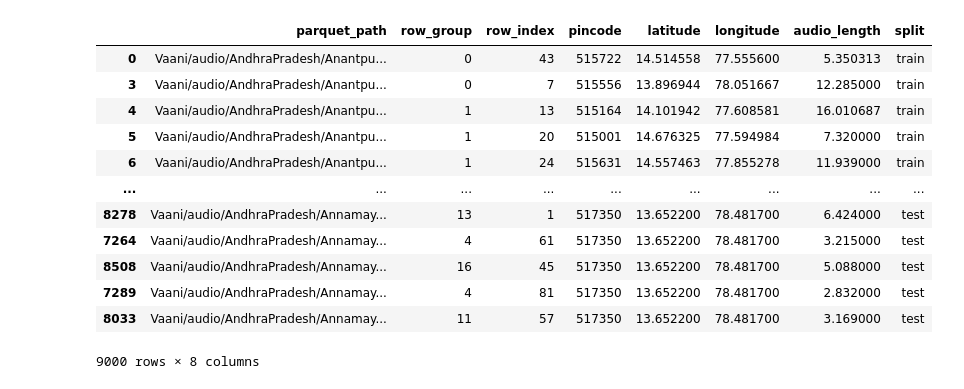
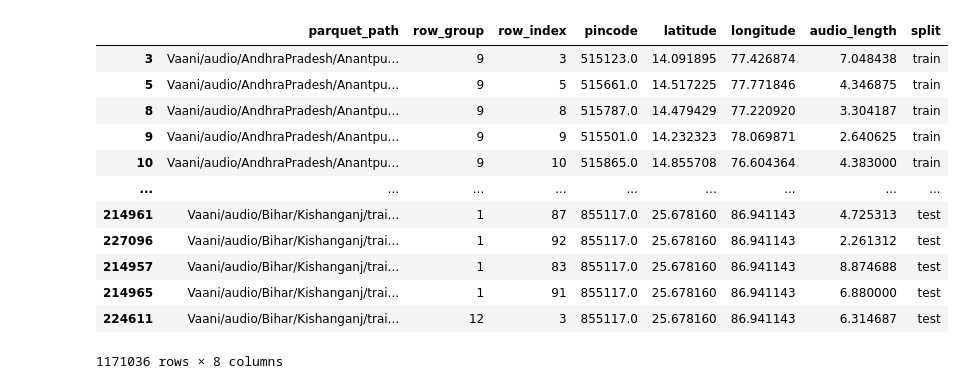
Before and after one commit to Shikhar-S/Speech-Segmentation, a Jupyter notebook: src/recipe/geolocation/local/prepare_vaani_splits.ipynb, the cells around one changed output. Saved outputs shown, nothing was run; the diff lists cells and outputs as text; code cells hidden in the pictures.

```diff
--- a/src/recipe/geolocation/local/prepare_vaani_splits.ipynb
+++ b/src/recipe/geolocation/local/prepare_vaani_splits.ipynb
@@ -88,8 +88,11 @@ Pincode: 852125
 # %%
 import pandas as pd
 
-vaani_metadata_path = "/work/nvme/bbjs/sbharadwaj/powsm/PhoneBench/notebook/vaani_geolocation_metadata.csv"
+vaani_metadata_path = "/work/nvme/bbjs/sbharadwaj/powsm/PhoneBench/src/recipe/geolocation/local/vaani_geolocation_metadata.csv"
 df = pd.read_csv(vaani_metadata_path)
+df.dropna(inplace=True, subset=["latitude", "longitude", "audio_length"])
+mask = (df["audio_length"] > 2) & (df["audio_length"] <= 10)
+df = df[mask]
 df
 # %% [output]
 |  | parquet_path | row_group | row_index | pincode | latitude | longitude | audio_length |
@@ -198,27 +349,27 @@ Train set size: (7293, 7)
 # %%
-output_path = "/work/nvme/bbjs/sbharadwaj/powsm/PhoneBench/notebook/vaani_geolocation_metadata_small.withsplits.csv"
+output_path = "/work/nvme/bbjs/sbharadwaj/powsm/PhoneBench/src/recipe/geolocation/local/vaani_geolocation_metadata.withsplits.csv"
 # combine train, val, test sets and save to csv
 final_df = pd.concat(
     [
         train_set.assign(split="train"),
         val_set.assign(split="val"),
         test_set.assign(split="test"),
     ]
 )
 
 final_df.to_csv(output_path, index=False)
 final_df
 # %% [output]
 |  | parquet_path | row_group | row_index | pincode | latitude | longitude | audio_length | split |
-| 0 | Vaani/audio/AndhraPradesh/Anantpu... | 0 | 43 | 515722 | 14.514558 | 77.555600 | 5.350313 | train |
-| 3 | Vaani/audio/AndhraPradesh/Anantpu... | 0 | 7 | 515556 | 13.896944 | 78.051667 | 12.285000 | train |
-| 4 | Vaani/audio/AndhraPradesh/Anantpu... | 1 | 13 | 515164 | 14.101942 | 77.608581 | 16.010687 | train |
-| 5 | Vaani/audio/AndhraPradesh/Anantpu... | 1 | 20 | 515001 | 14.676325 | 77.594984 | 7.320000 | train |
-| 6 | Vaani/audio/AndhraPradesh/Anantpu... | 1 | 24 | 515631 | 14.557463 | 77.855278 | 11.939000 | train |
+| 3 | Vaani/audio/AndhraPradesh/Anantpu... | 9 | 3 | 515123.0 | 14.091895 | 77.426874 | 7.048438 | train |
+| 5 | Vaani/audio/AndhraPradesh/Anantpu... | 9 | 5 | 515661.0 | 14.517225 | 77.771846 | 4.346875 | train |
+| 8 | Vaani/audio/AndhraPradesh/Anantpu... | 9 | 8 | 515787.0 | 14.479429 | 77.220920 | 3.304187 | train |
+| 9 | Vaani/audio/AndhraPradesh/Anantpu... | 9 | 9 | 515501.0 | 14.232323 | 78.069871 | 2.640625 | train |
+| 10 | Vaani/audio/AndhraPradesh/Anantpu... | 9 | 10 | 515865.0 | 14.855708 | 76.604364 | 4.383000 | train |
 | ... | ... | ... | ... | ... | ... | ... | ... | ... |
-| 8278 | Vaani/audio/AndhraPradesh/Annamay... | 13 | 1 | 517350 | 13.652200 | 78.481700 | 6.424000 | test |
-| 7264 | Vaani/audio/AndhraPradesh/Annamay... | 4 | 61 | 517350 | 13.652200 | 78.481700 | 3.215000 | test |
-| 8508 | Vaani/audio/AndhraPradesh/Annamay... | 16 | 45 | 517350 | 13.652200 | 78.481700 | 5.088000 | test |
-| 7289 | Vaani/audio/AndhraPradesh/Annamay... | 4 | 81 | 517350 | 13.652200 | 78.481700 | 2.832000 | test |
-| 8033 | Vaani/audio/AndhraPradesh/Annamay... | 11 | 57 | 517350 | 13.652200 | 78.481700 | 3.169000 | test |
+| 214961 | Vaani/audio/Bihar/Kishanganj/trai... | 1 | 87 | 855117.0 | 25.678160 | 86.941143 | 4.725313 | test |
+| 227096 | Vaani/audio/Bihar/Kishanganj/trai... | 1 | 92 | 855117.0 | 25.678160 | 86.941143 | 2.261312 | test |
+| 214957 | Vaani/audio/Bihar/Kishanganj/trai... | 1 | 83 | 855117.0 | 25.678160 | 86.941143 | 8.874688 | test |
+| 214965 | Vaani/audio/Bihar/Kishanganj/trai... | 1 | 91 | 855117.0 | 25.678160 | 86.941143 | 6.880000 | test |
+| 224611 | Vaani/audio/Bihar/Kishanganj/trai... | 12 | 3 | 855117.0 | 25.678160 | 86.941143 | 6.314687 | test |
-9000 rows × 8 columns
+1171036 rows × 8 columns
```
Also changed, not shown: parts of 12 cells of this notebook, 8 other files.
